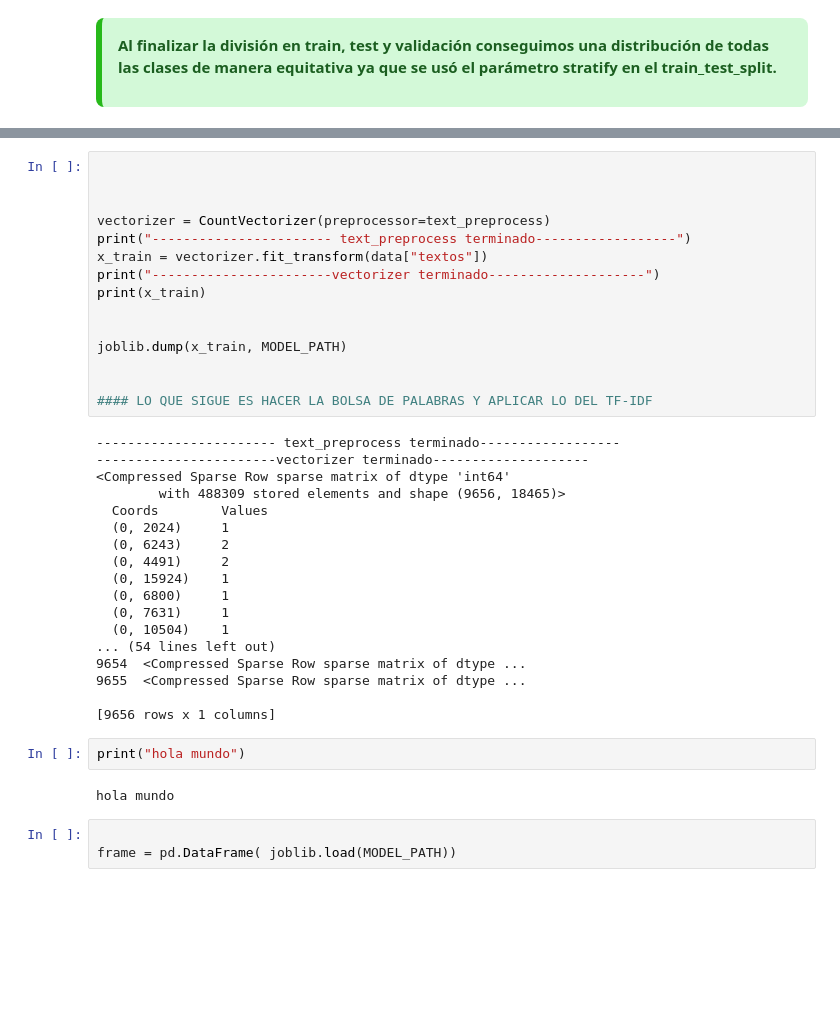
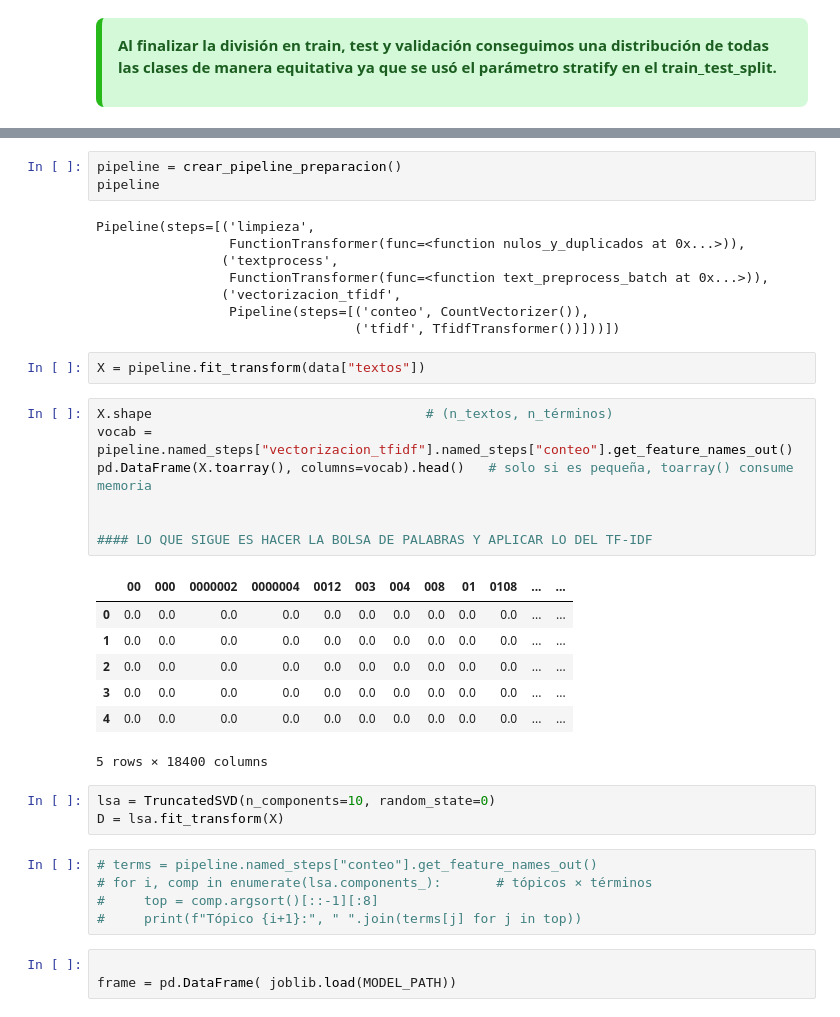
Before and after one commit to rfonsecad/ML-analisis-texto-y-reduccion-dimensionalidad, a Jupyter notebook: Notebook_micro_proyecto_2.ipynb, the cells around one changed output, grey strips where cells are left out. Saved outputs shown, nothing was run; the diff lists cells and outputs as text; blank space fills up the shorter version.

Commit message:
feat: agrega funciones reutilizables y pipeline de limpieza y preparacion de los datos

```diff
--- a/Notebook_micro_proyecto_2.ipynb
+++ b/Notebook_micro_proyecto_2.ipynb
@@ -183,40 +222,39 @@ def text_preprocess(textos,tokenizer,stopwords_spanish,stemmer):
+# %%
+pipeline = crear_pipeline_preparacion()
+pipeline
+# %% [output]
+Pipeline(steps=[('limpieza',
+                 FunctionTransformer(func=<function nulos_y_duplicados at 0x...>)),
+                ('textprocess',
+                 FunctionTransformer(func=<function text_preprocess_batch at 0x...>)),
+                ('vectorizacion_tfidf',
+                 Pipeline(steps=[('conteo', CountVectorizer()),
+                                 ('tfidf', TfidfTransformer())]))])
+# %%
+X = pipeline.fit_transform(data["textos"])
 # %%
-
-
-
-vectorizer = CountVectorizer(preprocessor=text_preprocess)
-print("----------------------- text_preprocess terminado------------------")
-x_train = vectorizer.fit_transform(data["textos"])
-print("-----------------------vectorizer terminado--------------------")
-print(x_train)
-
-
-joblib.dump(x_train, MODEL_PATH)
+X.shape                                   # (n_textos, n_términos)
+vocab = pipeline.named_steps["vectorizacion_tfidf"].named_steps["conteo"].get_feature_names_out()
+pd.DataFrame(X.toarray(), columns=vocab).head()   # solo si es pequeña, toarray() consume memoria
 
 
 #### LO QUE SIGUE ES HACER LA BOLSA DE PALABRAS Y APLICAR LO DEL TF-IDF
 # %% [output]
+|  | 00 | 000 | 0000002 | 0000004 | 0012 | 003 | 004 | 008 | 01 | 0108 | ... | ... |
+| 0 | 0.0 | 0.0 | 0.0 | 0.0 | 0.0 | 0.0 | 0.0 | 0.0 | 0.0 | 0.0 | ... | ... |
+| 1 | 0.0 | 0.0 | 0.0 | 0.0 | 0.0 | 0.0 | 0.0 | 0.0 | 0.0 | 0.0 | ... | ... |
+| 2 | 0.0 | 0.0 | 0.0 | 0.0 | 0.0 | 0.0 | 0.0 | 0.0 | 0.0 | 0.0 | ... | ... |
+| 3 | 0.0 | 0.0 | 0.0 | 0.0 | 0.0 | 0.0 | 0.0 | 0.0 | 0.0 | 0.0 | ... | ... |
+| 4 | 0.0 | 0.0 | 0.0 | 0.0 | 0.0 | 0.0 | 0.0 | 0.0 | 0.0 | 0.0 | ... | ... |
------------------------ text_preprocess terminado------------------
------------------------vectorizer terminado--------------------
-<Compressed Sparse Row sparse matrix of dtype 'int64'
-        with 488309 stored elements and shape (9656, 18465)>
-  Coords        Values
-  (0, 2024)     1
-  (0, 6243)     2
-  (0, 4491)     2
-  (0, 15924)    1
-  (0, 6800)     1
-  (0, 7631)     1
-  (0, 10504)    1
-... (54 lines left out)
-9654  <Compressed Sparse Row sparse matrix of dtype ...
-9655  <Compressed Sparse Row sparse matrix of dtype ...
-
-[9656 rows x 1 columns]
+5 rows × 18400 columns
 # %%
-print("hola mundo")
+lsa = TruncatedSVD(n_components=10, random_state=0)
+D = lsa.fit_transform(X)
-# %% [output]
-hola mundo
+# %%
+# terms = pipeline.named_steps["conteo"].get_feature_names_out()
+# for i, comp in enumerate(lsa.components_):       # tópicos × términos
+#     top = comp.argsort()[::-1][:8]
+#     print(f"Tópico {i+1}:", " ".join(terms[j] for j in top))
 # %%
 
 frame = pd.DataFrame( joblib.load(MODEL_PATH))
```
Also changed, not shown: parts of 3 cells of this notebook.
